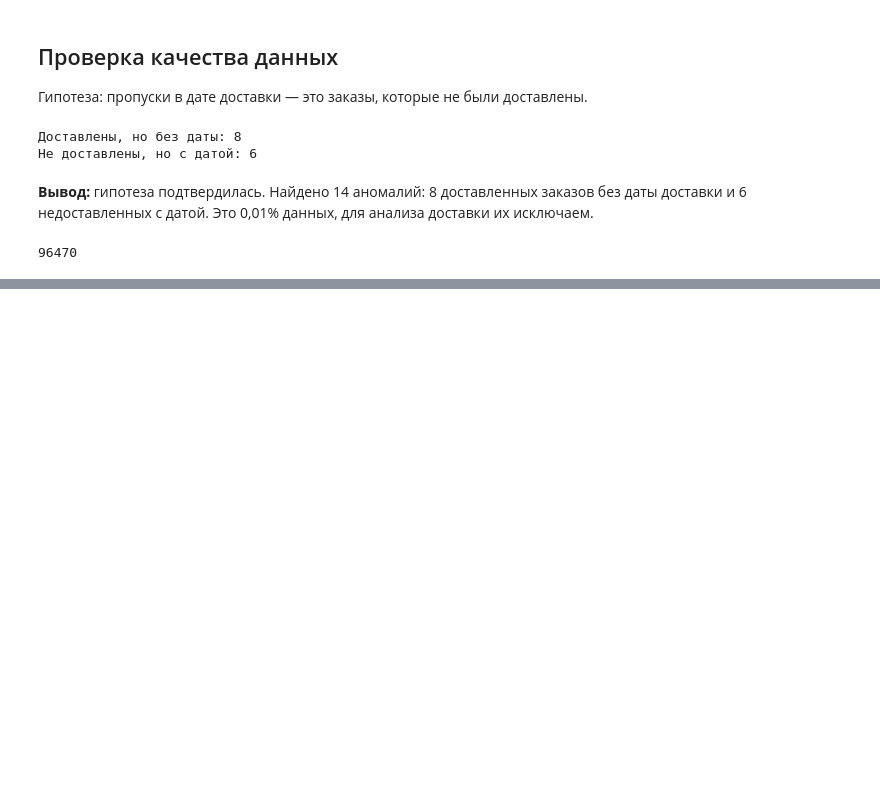
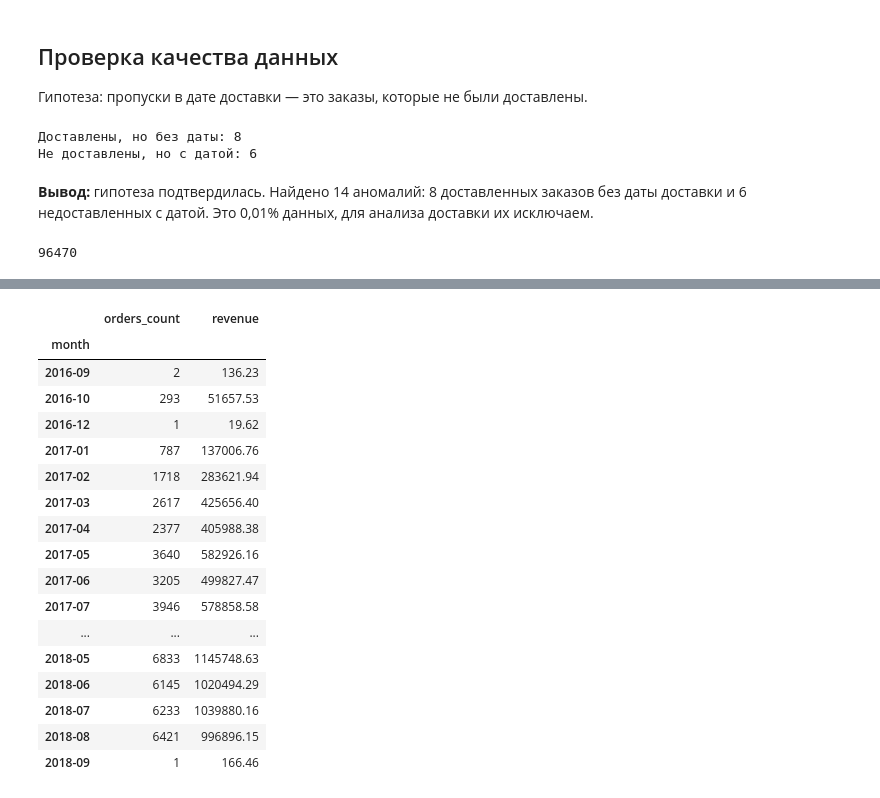
Before and after one commit to AlisnGol/ecommerce-analysis, a Jupyter notebook: analysis.ipynb, the cells around one changed output, grey strips where cells are left out. Saved outputs shown, nothing was run; the diff lists cells and outputs as text; code cells hidden in the pictures; blank space fills up the shorter version.

```diff
--- a/analysis.ipynb
+++ b/analysis.ipynb
@@ -92,0 +114,28 @@ print(len(clean_delivered))
+# %%
+#вытаскиваем месяц из даты покупки
+orders_with_revenue["month"] = orders_with_revenue["order_purchase_timestamp"].dt.to_period("M")
+
+monthly = orders_with_revenue.groupby("month").agg(
+    orders_count=("order_id", "count"),
+    revenue=("payment_value", "sum")
+)
+monthly
+# %% [output]
+|  | orders_count | revenue |
+| month |  |  |
+| 2016-09 | 2 | 136.23 |
+| 2016-10 | 293 | 51657.53 |
+| 2016-12 | 1 | 19.62 |
+| 2017-01 | 787 | 137006.76 |
+| 2017-02 | 1718 | 283621.94 |
+| 2017-03 | 2617 | 425656.40 |
+| 2017-04 | 2377 | 405988.38 |
+| 2017-05 | 3640 | 582926.16 |
+| 2017-06 | 3205 | 499827.47 |
+| 2017-07 | 3946 | 578858.58 |
+| ... | ... | ... |
+| 2018-05 | 6833 | 1145748.63 |
+| 2018-06 | 6145 | 1020494.29 |
+| 2018-07 | 6233 | 1039880.16 |
+| 2018-08 | 6421 | 996896.15 |
+| 2018-09 | 1 | 166.46 |
```
Also changed, not shown: parts of 5 cells of this notebook.
